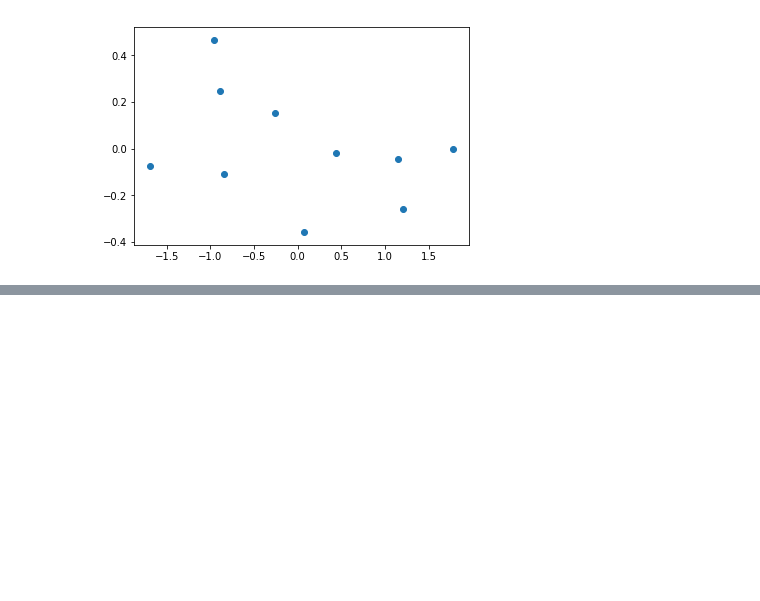
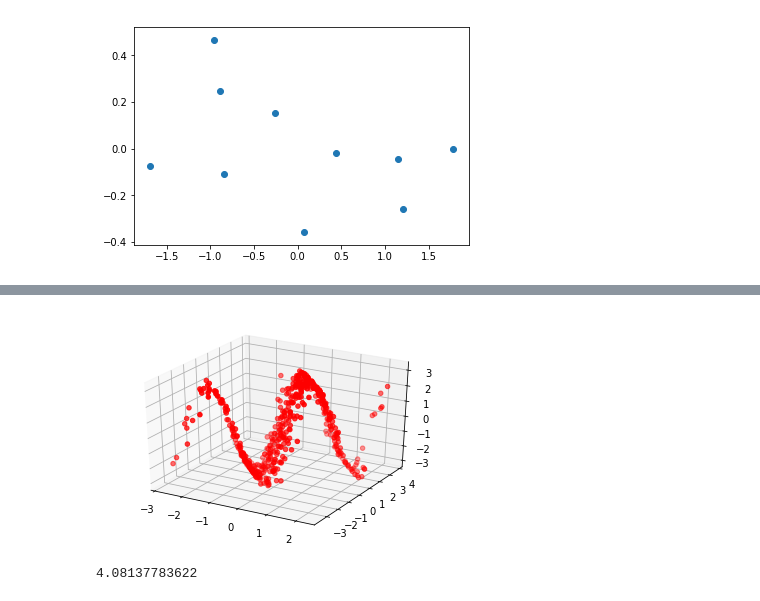
Before and after one commit to Codelessandro/MachineIntelligence, a Jupyter notebook: 01/Untitled.ipynb, the cells around one changed output, grey strips where cells are left out. Cells and saved outputs as stored; diff of their text form; code cells hidden in the pictures; blank space fills up the shorter version.

```diff
--- a/01/Untitled.ipynb
+++ b/01/Untitled.ipynb
@@ -26,0 +47,10 @@ plt.show();
+# %%
+data = np.genfromtxt('pca-data-3d.dat', dtype=None, delimiter=',')
+centered_data = data - np.mean(data,axis=0)
+# %%
+fig = plt.figure()
+ax = fig.add_subplot(111, projection='3d')
+ax.scatter(centered_data[:,0], centered_data[:,1], centered_data[:,2], c='r', marker='o')
+plt.show()
+# %% [output]
+[figure, added]
@@ -26,0 +59,5 @@ plt.show();
+# %%
+ev, eig = np.linalg.eig(cov)
+data_proj = np.dot(centered_data, eig.T)
+# %% [output]
+4.08137783622
```
Also changed, not shown: parts of 11 cells of this notebook, 1 other file.
